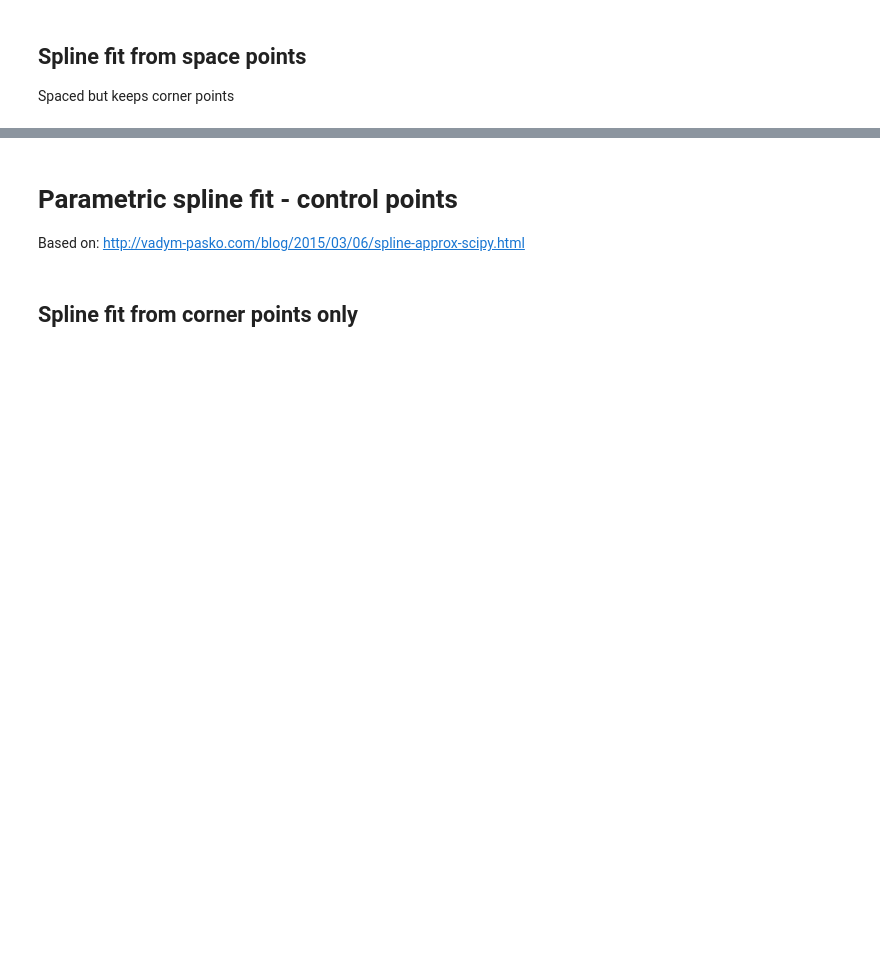
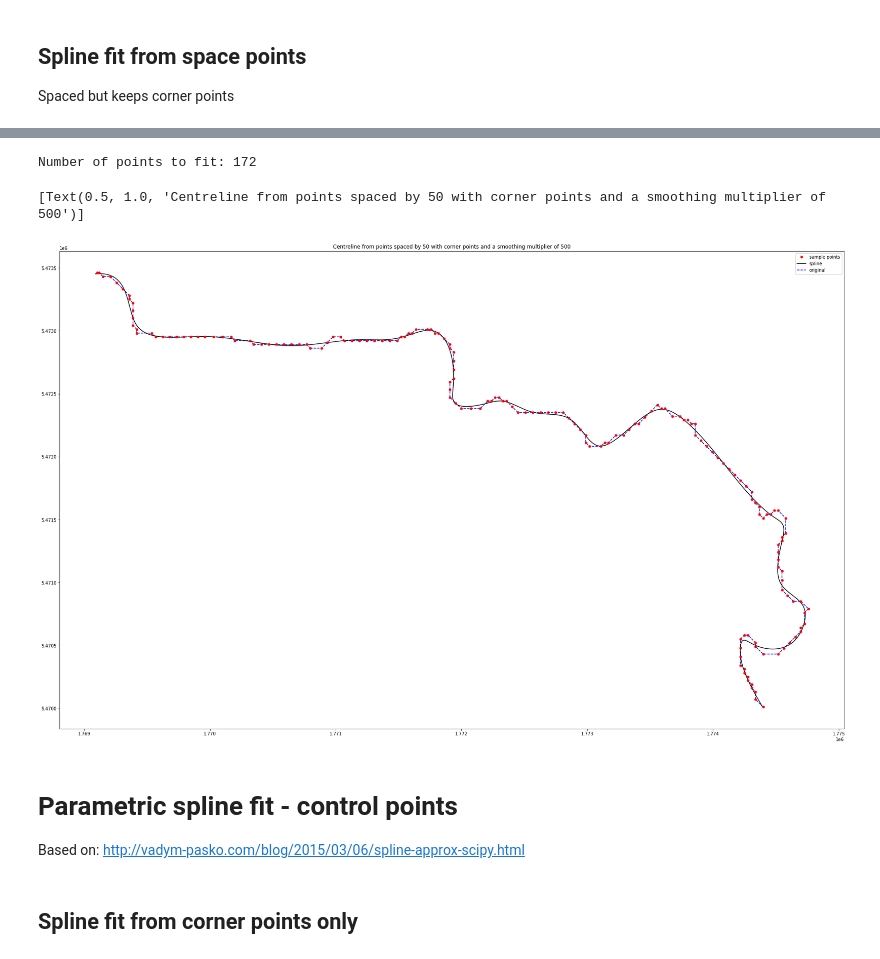
Before and after one commit to rosepearson/Hydrologic-DEMs-scripts, a Jupyter notebook: jupyter_notebooks/Spline_experimentation.ipynb, the cells around one changed output, grey strips where cells are left out. Saved outputs shown, nothing was run; the diff lists cells and outputs as text; code cells hidden in the pictures; blank space fills up the shorter version.

```diff
--- a/jupyter_notebooks/Spline_experimentation.ipynb
+++ b/jupyter_notebooks/Spline_experimentation.ipynb
@@ -126,3 +137,18 @@ matplotlib.pyplot.legend(); ax.set(title=f"Centreline from points spaced by {spa
+# %%
+spacing = 50; smoothing_multiplier = 500
+xy_c3 = get_spaced_points_with_corners(channel, spacing)
+print(f"Number of points to fit: {len(xy_c3[0])}")
+xy_s3 = fit_spline_to_points(xy_c3, resolution, smoothing_multiplier)
+
+f, ax = matplotlib.pyplot.subplots(figsize=(40,20));
+channel.plot(ax=ax, linestyle='--', markersize=1, label='original', color='b', zorder=0);
+matplotlib.pyplot.plot(xy_c3[0], xy_c3[1], 'ro', markersize=5, label='sample points', zorder=2);
+matplotlib.pyplot.plot(xy_s3[0], xy_s3[1], 'k-', markersize=1, label='spline', zorder=1);
+matplotlib.pyplot.legend(); ax.set(title=f"Centreline from points spaced by {spacing} with corner points and a smoothing multiplier of {smoothing_multiplier}")
+# %% [output]
+Number of points to fit: 172
+[Text(0.5, 1.0, 'Centreline from points spaced by 50 with corner points and a smoothing multiplier of 500')]
+[figure, added]
 # %% [markdown]
 # Parametric spline fit - control points
 Based on: http://vadym-pasko.com/blog/2015/03/06/spline-approx-scipy.html
```
Also changed, not shown: parts of 7 cells of this notebook, 2 other files.
